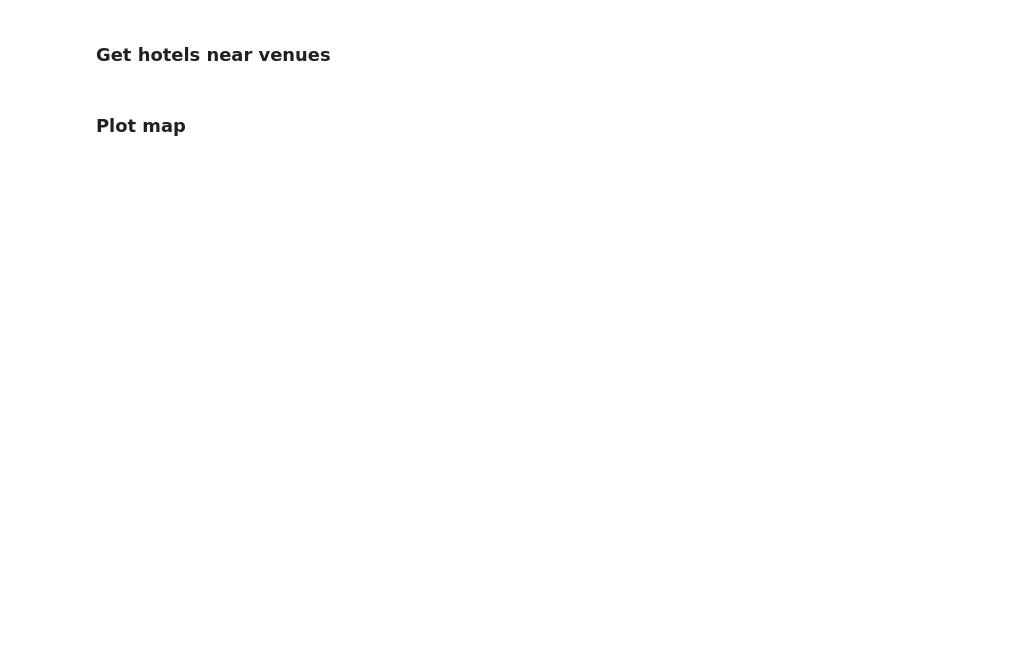
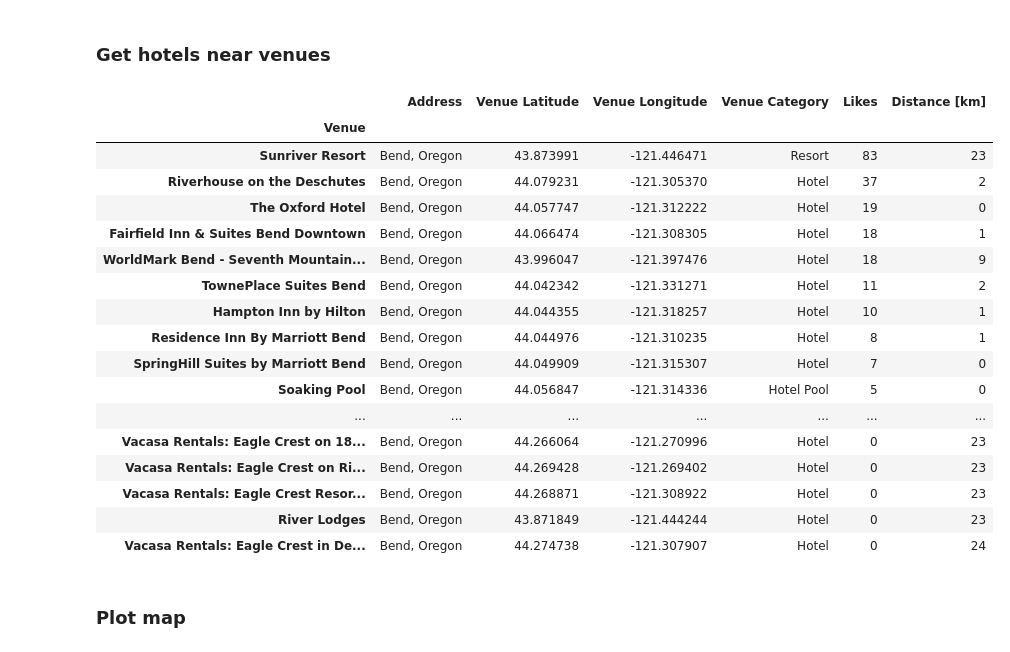
Before and after one commit to kgraghav/Location_Finder, a Jupyter notebook: location_analysis.ipynb, the cells around one changed output. Cells and saved outputs as stored; diff of their text form; code cells hidden in the pictures; blank space fills up the shorter version.

```diff
--- a/location_analysis.ipynb
+++ b/location_analysis.ipynb
@@ -413,8 +430,8 @@ for i,place in enumerate(places):
     long_array=clustered['Venue Longitude']
 
     # Calculate mean latitude and longitude
-    latitude=loc_venues_new_centroids[place][0]
-    longitude=loc_venues_new_centroids[place][1]
+    latitude=loc_venues_centroids[place][0]
+    longitude=loc_venues_centroids[place][1]
 
     # Update results latitude and longitude arrays
     loc_results_lat.append(latitude)
@@ -443,7 +460,7 @@ for i,place in enumerate(places):
     markers_colors = []
     for lat, lon, poi, cluster, category in zip(lat_array, long_array,
                                       clustered.index, clustered['Cluster Labels'], clustered['Category ID']):
-        label = folium.Popup(str(poi) + ' Cluster: ' + str(cat_dict[category]), parse_html=True)
+        label = folium.Popup(str(poi) + ' Type: ' + str(cat_dict[category]).capitalize(), parse_html=True)
         folium.CircleMarker(
             [lat, lon],
             radius=5,
@@ -471,35 +491,54 @@ maps[place]
 hotel_category=['4bf58dd8d48988d1fa931735']                # Category for Hotels
 
 # Enter Hotel Search URL string
 url_str_hotels='https://api.foursquare.com/v2/venues/search?categoryId={}&client_id={}&client_secret={}&ll={},{}&v={}&radius={}&limit={}'
 
 df_hotels=df_loc.copy()
 
-df_hotels['Latitude']=[value[0] for value in loc_venues_new_centroids.values()]
-df_hotels['Longitude']=[value[1] for value in loc_venues_new_centroids.values()]
+df_hotels['Latitude']=[value[0] for value in loc_venues_centroids.values()]
+df_hotels['Longitude']=[value[1] for value in loc_venues_centroids.values()]
 # Get hotels list
 hotels=getNearbyVenues(names=df_hotels['Name'], latitudes=df_hotels['Latitude'],longitudes=df_hotels['Longitude'],
                        url_link=url_str_hotels,categories=hotel_category,radius=hotel_radius)
 
 hotel_ids=hotels['Venue_id'].tolist()
 # Get Likes list for hotels
 likes_list=getVenueLikes(hotel_ids)
 
 hotels['Likes']=likes_list
 hotels['Distance [km]']=(hotels['Distance [m]']/1000).astype(int)
 
 hotels.drop(columns=['Category ID','Venue_id','Distance [m]'],inplace=True)
 hotels.sort_values(by=['Likes','Distance [km]'],ascending=[False,True],inplace=True)
 hotels.set_index('Venue',drop=True,inplace=True)
 
 # Cluster hotels by likes from 1 to 4
 likes_clusters=np.arange(1,5)
 likes_bracket=np.linspace(0,max(likes_list),5)
 hotels['Cluster Labels'] = hotels['Likes'].apply(lambda z: next((
     likes_clusters[i] for i in range(len(likes_clusters)) if likes_bracket[i] <= z < likes_bracket[i + 1]),
     likes_clusters[-1] if z == likes_bracket[-1] else None))
 
 hotels.drop(columns=['Cluster Labels'])
+# %% [output]
+|  | Address | Venue Latitude | Venue Longitude | Venue Category | Likes | Distance [km] |
+| Venue |  |  |  |  |  |  |
+| Sunriver Resort | Bend, Oregon | 43.873991 | -121.446471 | Resort | 83 | 23 |
+| Riverhouse on the Deschutes | Bend, Oregon | 44.079231 | -121.305370 | Hotel | 37 | 2 |
+| The Oxford Hotel | Bend, Oregon | 44.057747 | -121.312222 | Hotel | 19 | 0 |
+| Fairfield Inn & Suites Bend Downtown | Bend, Oregon | 44.066474 | -121.308305 | Hotel | 18 | 1 |
+| WorldMark Bend - Seventh Mountain... | Bend, Oregon | 43.996047 | -121.397476 | Hotel | 18 | 9 |
+| TownePlace Suites Bend | Bend, Oregon | 44.042342 | -121.331271 | Hotel | 11 | 2 |
+| Hampton Inn by Hilton | Bend, Oregon | 44.044355 | -121.318257 | Hotel | 10 | 1 |
+| Residence Inn By Marriott Bend | Bend, Oregon | 44.044976 | -121.310235 | Hotel | 8 | 1 |
+| SpringHill Suites by Marriott Bend | Bend, Oregon | 44.049909 | -121.315307 | Hotel | 7 | 0 |
+| Soaking Pool | Bend, Oregon | 44.056847 | -121.314336 | Hotel Pool | 5 | 0 |
+| ... | ... | ... | ... | ... | ... | ... |
+| Vacasa Rentals: Eagle Crest on 18... | Bend, Oregon | 44.266064 | -121.270996 | Hotel | 0 | 23 |
+| Vacasa Rentals: Eagle Crest on Ri... | Bend, Oregon | 44.269428 | -121.269402 | Hotel | 0 | 23 |
+| Vacasa Rentals: Eagle Crest Resor... | Bend, Oregon | 44.268871 | -121.308922 | Hotel | 0 | 23 |
+| River Lodges | Bend, Oregon | 43.871849 | -121.444244 | Hotel | 0 | 23 |
+| Vacasa Rentals: Eagle Crest in De... | Bend, Oregon | 44.274738 | -121.307907 | Hotel | 0 | 24 |
 # %% [markdown]
 ### Plot map
 # %%
```
Also changed, not shown: parts of 26 cells of this notebook.
